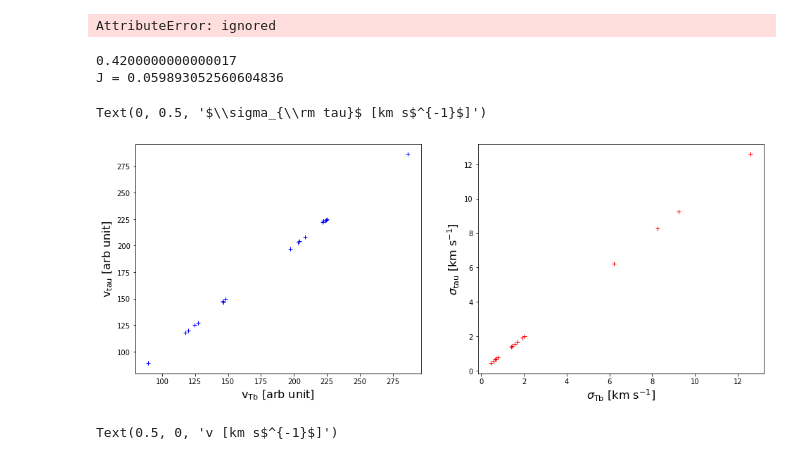
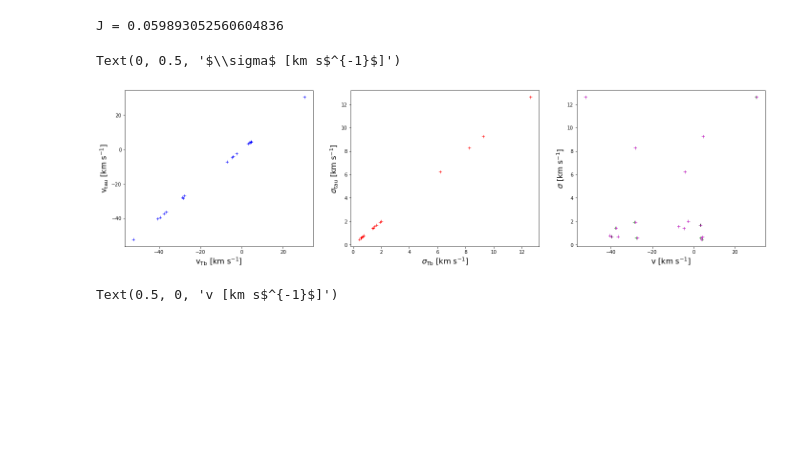
Before and after one commit to antoinemarchal/GASKAP, a Jupyter notebook: GASKAP_absorption.ipynb, the cells around one changed output. Drawn from its saved outputs; the diff is of its cells as text; code cells hidden in the pictures; blank space fills up the shorter version.

```diff
--- a/GASKAP_absorption.ipynb
+++ b/GASKAP_absorption.ipynb
@@ -51,7 +51,7 @@ dv = np.diff(v)[0]
 hdr=fits.Header()
 hdr["CDELT3"] = dv
 hdr["CRPIX3"] = 0
-hdr["CRVAL3"] = v[0]
+hdr["CRVAL3"] = v[0]*1.e3
 
 #parameters
 amp_fact_init = 2./3.
@@ -75,49 +75,58 @@ ub_sig = 30
 
 core = lbfgs_abs(Tb=Tb, tau=tau, hdr=hdr)
 
-# result = core.run(n_gauss=n_gauss,
-#                   lb_amp=lb_amp,
-#                   ub_amp=ub_amp,
-#                   lb_mu=lb_mu,
-#                   ub_mu=ub_mu,
-#                   lb_sig=lb_sig,
-#                   ub_sig=ub_sig,
-#                   lambda_Tb=lambda_Tb,
-#                   lambda_tau=lambda_tau,
-#                   lambda_mu=lambda_mu,
-#                   lambda_sig=lambda_sig,
-#                   amp_fact_init=amp_fact_init,
-#                   sig_init=sig_init,
-#                   maxiter=maxiter,
-#                   maxiter_init=maxiter_init,
-#                   iprint=iprint,
-#                   iprint_init=iprint_init)
+result = core.run(n_gauss=n_gauss,
+                  lb_amp=lb_amp,
+                  ub_amp=ub_amp,
+                  lb_mu=lb_mu,
+                  ub_mu=ub_mu,
+                  lb_sig=lb_sig,
+                  ub_sig=ub_sig,
+                  lambda_Tb=lambda_Tb,
+                  lambda_tau=lambda_tau,
+                  lambda_mu=lambda_mu,
+                  lambda_sig=lambda_sig,
+                  amp_fact_init=amp_fact_init,
+                  sig_init=sig_init,
+                  maxiter=maxiter,
+                  maxiter_init=maxiter_init,
+                  iprint=iprint,
+                  iprint_init=iprint_init)
-# %% [output]
-AttributeError: ignored
 # %%
-print(dv)
 print("J =",result[1])
 # %% [output]
-0.4200000000000017
 J = 0.059893052560604836
 # %%
 #Compute model
 cube = np.moveaxis(np.array([Tb,tau]),0,1)
 params = np.reshape(result[0], (3*n_gauss, cube.shape[1]))
+vfield_Tb = core.mean2vel(hdr["CRVAL3"]*1.e-3, hdr["CDELT3"], hdr["CRPIX3"],
+                            params[1::3,0])
+vfield_tau = core.mean2vel(hdr["CRVAL3"]*1.e-3, hdr["CDELT3"], hdr["CRPIX3"],
+                            params[1::3,1])
+
 model_cube = core.model(params, cube, n_gauss)
 # %%
-plt.figure(figsize=(16,6))
-plt.subplot(1,2,1)
-plt.plot(params[:,0][1::3], params[:,1][1::3], "+b")
-plt.xlabel(r"v$_{\rm Tb}$ [arb unit]", fontsize=16)
-plt.ylabel(r"v$_{\rm tau}$ [arb unit]", fontsize=16)
-plt.subplot(1,2,2)
+plt.figure(figsize=(24,6))
+
+plt.subplot(1,3,1)
+plt.plot(vfield_Tb, vfield_tau, "+b")
+plt.xlabel(r"v$_{\rm Tb}$ [km s$^{-1}$]", fontsize=16)
+plt.ylabel(r"v$_{\rm tau}$ [km s$^{-1}$]", fontsize=16)
+
+plt.subplot(1,3,2)
 plt.plot(params[:,0][2::3]*dv, params[:,1][2::3]*dv, "+r")
 plt.xlabel(r"$\sigma_{\rm Tb}$ [km s$^{-1}$]", fontsize=16)
 plt.ylabel(r"$\sigma_{\rm tau}$ [km s$^{-1}$]", fontsize=16)
+
+plt.subplot(1,3,3)
+plt.plot(vfield_Tb, params[:,0][2::3]*dv, "+g")
+plt.plot(vfield_tau, params[:,1][2::3]*dv, "+m")
+plt.xlabel(r"v [km s$^{-1}$]", fontsize=16)
+plt.ylabel(r"$\sigma$ [km s$^{-1}$]", fontsize=16)
 # %% [output]
-Text(0, 0.5, '$\\sigma_{\\rm tau}$ [km s$^{-1}$]')
+Text(0, 0.5, '$\\sigma$ [km s$^{-1}$]')
-[figure, old version]
+[figure, new version]
 # %%
 #Compute model
 cube = np.moveaxis(np.array([Tb,tau]),0,1)
```
Also changed, not shown: parts of 1 cell of this notebook.
